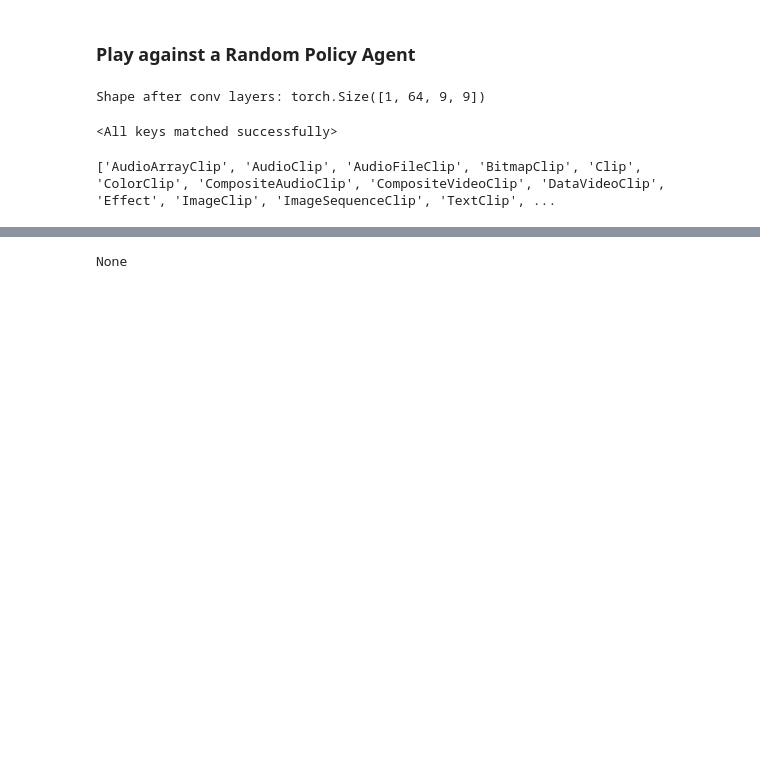
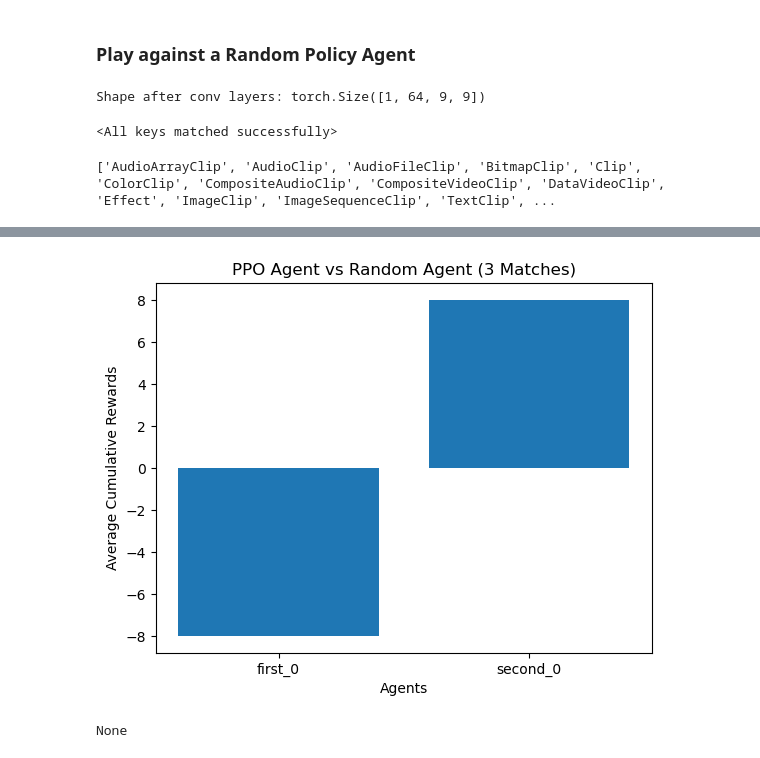
Before and after one commit to hebrian/boxing, a Jupyter notebook: test_self_play_PPO.ipynb, the cells around one changed output, grey strips where cells are left out. Cells and saved outputs as stored; diff of their text form; code cells hidden in the pictures; blank space fills up the shorter version.

```diff
--- a/test_self_play_PPO.ipynb
+++ b/test_self_play_PPO.ipynb
@@ -635,7 +645,7 @@ env = dtype_v0(env, dtype="float32")  # Convert observations to float32
 env = normalize_obs_v0(env, env_min=0, env_max=1)  # Normalize pixel values
 # %%
 # Load trained PPO model
-policy_model_path = "ppo_trained_models_Dec_12/ppo_policy_model.pth"  # Path to saved policy model
+policy_model_path = "ppo_Dec_15_full/ppo_policy_model.pth"
 ppo_agent = PPOAgent((1, 84, 84), env.action_space("first_0"))
 ppo_agent.load_state_dict(torch.load(policy_model_path))
 
@@ -761,0 +837,92 @@ plt.show()
+# %%
+def random_policy(action_space):
+    return action_space.sample()
+
+def play_matches(env, ppo_agent, random_policy, num_matches=10):
+    """
+    Play multiple matches between the PPO agent and a random policy agent and calculate average rewards.
+
+    Parameters:
+    - env: The PettingZoo environment
+    - ppo_agent: The trained PPO agent
+    - random_policy: The random policy agent
+    - num_matches: Number of matches to play
+
+    Returns:
+    - total_rewards: A dictionary of cumulative rewards for each agent across matches
+    """
+    total_rewards = {}  # Initialize total rewards for all agents dynamically
+
+    for match in range(num_matches):
+        # Reset the environment
+        env.reset()
+
+        # Initialize cumulative rewards and done flags for the current match
+        cumulative_rewards = {}
+
+        # Start playing the match
+        for agent in env.agent_iter():
+            obs, reward, termination, truncation, info = env.last()
+
+            # Add the reward for the current agent
+            if agent not in cumulative_rewards:
+                cumulative_rewards[agent] = 0  # Initialize rewards for new agents
+            cumulative_rewards[agent] += reward
+
+            # Check if the agent is done
+            if termination or truncation:
+                action = None  # No action for terminated agents
+            else:
+                # Preprocess observation
+                if obs is not None and len(obs.shape) == 3 and obs.shape[-1] == 3:
+                    obs = obs.mean(axis=-1)  # Convert RGB to grayscale
+                obs_tensor = torch.tensor(obs, dtype=torch.float32).unsqueeze(0).unsqueeze(0)
+
+                # Decide action based on the agent (PPO vs. random policy)
+                if agent == "first_0":  # PPO agent
+                    action_probs = ppo_agent.forward_policy(obs_tensor)
+                    action = torch.multinomial(action_probs, 1).item()
+                else:
+                    action = random_policy(env.action_space(agent))  # Random policy
+
+            # Step the environment
+            env.step(action)
+
+        # Update total rewards after the match
+        for agent, reward in cumulative_rewards.items():
+            if agent not in total_rewards:
+                total_rewards[agent] = 0  # Initialize rewards for new agents
+            total_rewards[agent] += reward
+
+        print(f"Match {match + 1}/{num_matches} completed. Rewards: {cumulative_rewards}")
+
+    return total_rewards
+
+# Run 10 matches and aggregate the results
+num_matches = 3
+all_match_results = []
+
+for match in range(num_matches):
+    match_results = play_matches(env, ppo_agent, random_policy)
+    print(f"Match {match + 1} Results:", match_results)
+    all_match_results.append(match_results)
+
+# Aggregate results across matches
+average_rewards = {agent: 0 for match_result in all_match_results for agent in match_result.keys()}
+for match_result in all_match_results:
+    for agent, reward in match_result.items():
+        average_rewards[agent] += reward
+
+# Calculate average rewards
+average_rewards = {agent: reward / num_matches for agent, reward in average_rewards.items()}
+
+# Visualize the average match results
+agents = list(average_rewards.keys())
+scores = list(average_rewards.values())
+
+plt.bar(agents, scores)
+plt.xlabel("Agents")
+plt.ylabel("Average Cumulative Rewards")
+plt.title(f"PPO Agent vs Random Agent ({num_matches} Matches)")
+plt.show()
+# %% [output]
@@ -762,3 +946,4 @@ plt.show()
+[figure, added]
 # %%
 observations = env.reset()
 print(observations)
```
Also changed, not shown: parts of 14 cells of this notebook, 26 other files.
